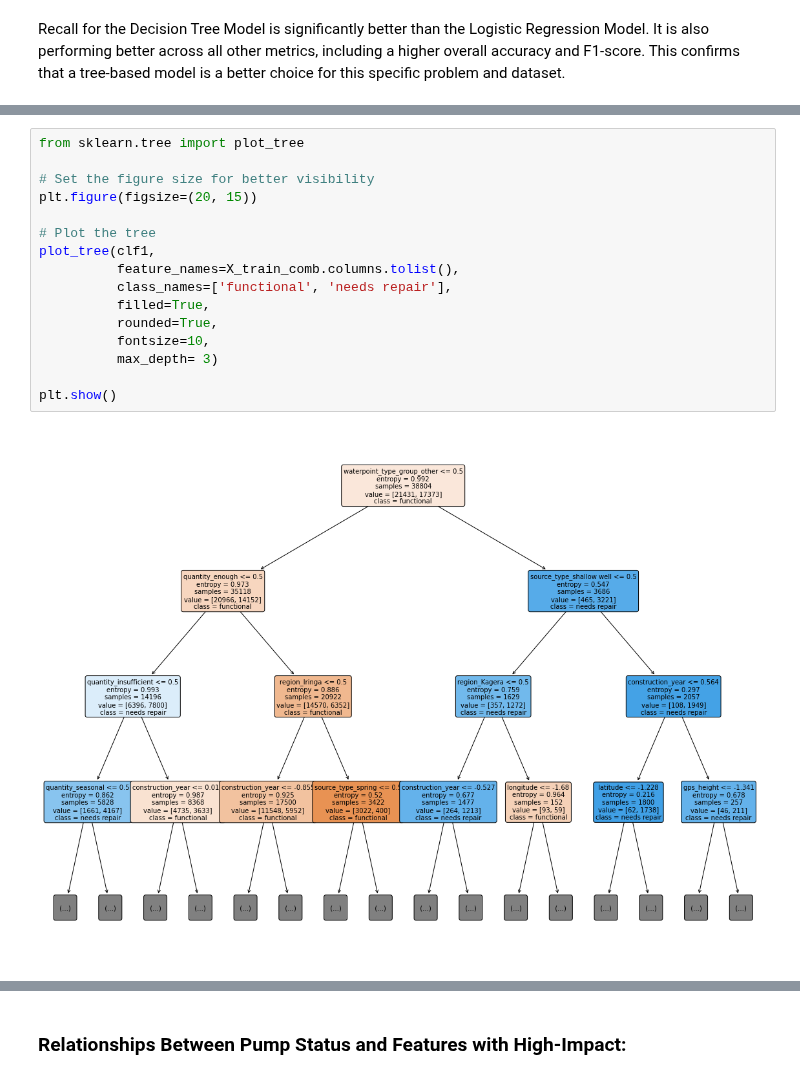
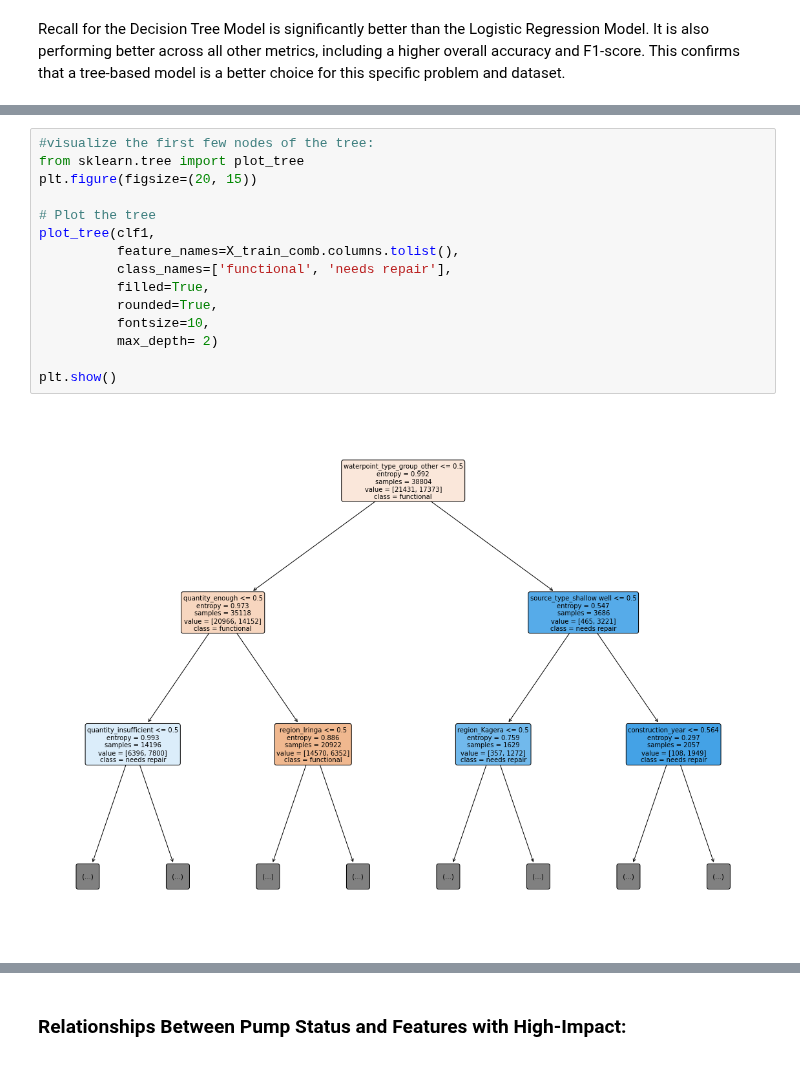
Before and after one commit to morgannash1/water_wells_project, a Jupyter notebook: notebook.ipynb, the cells around one changed output, grey strips where cells are left out. Cells and saved outputs as stored; diff of their text form.

```diff
--- a/notebook.ipynb
+++ b/notebook.ipynb
@@ -1617,19 +1617,18 @@ print(importance_df.head(10))
 # %%
+#visualize the first few nodes of the tree:
 from sklearn.tree import plot_tree
-
-# Set the figure size for better visibility
 plt.figure(figsize=(20, 15))
 
 # Plot the tree
 plot_tree(clf1,
           feature_names=X_train_comb.columns.tolist(),
           class_names=['functional', 'needs repair'],
           filled=True,
           rounded=True,
           fontsize=10,
-          max_depth= 3)
+          max_depth= 2)
 
 plt.show()
 # %% [output]
-[figure, old version]
+[figure, new version]
 # %%
```
Also changed, not shown: parts of 3 cells of this notebook, 1 other file.
